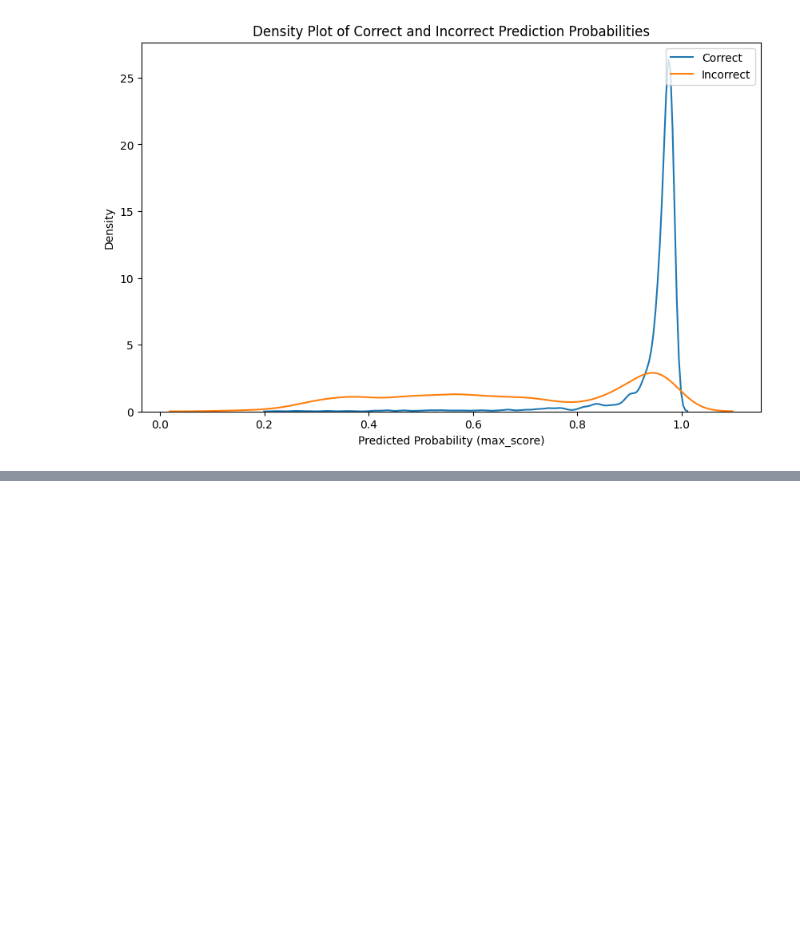
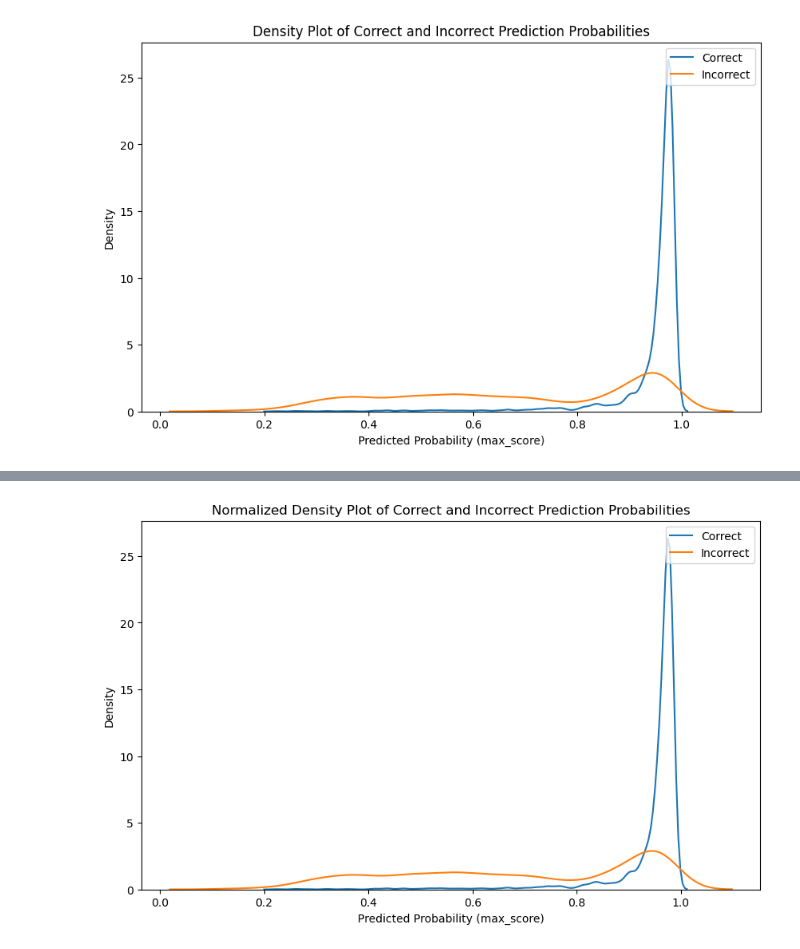
Before and after one commit to adc257/AmEx-Project, a Jupyter notebook: histogram.ipynb, the cells around one changed output, grey strips where cells are left out. Drawn from its saved outputs; the diff is of its cells as text; code cells hidden in the pictures; blank space fills up the shorter version.

```diff
--- a/histogram.ipynb
+++ b/histogram.ipynb
@@ -70,0 +81,12 @@ plt.show()
+# %%
+plt.figure(figsize=(10, 6))
+sns.kdeplot(correct_scores, label="Correct", bw_adjust=0.5, common_norm=False)
+sns.kdeplot(incorrect_scores, label="Incorrect", bw_adjust=0.5, common_norm=False)
+
+plt.xlabel('Predicted Probability (max_score)')
+plt.ylabel('Density')
+plt.title('Normalized Density Plot of Correct and Incorrect Prediction Probabilities')
+plt.legend(loc='upper right')
+plt.show()
+# %% [output]
+[figure, added]
```
Also changed, not shown: parts of 1 cell of this notebook.
